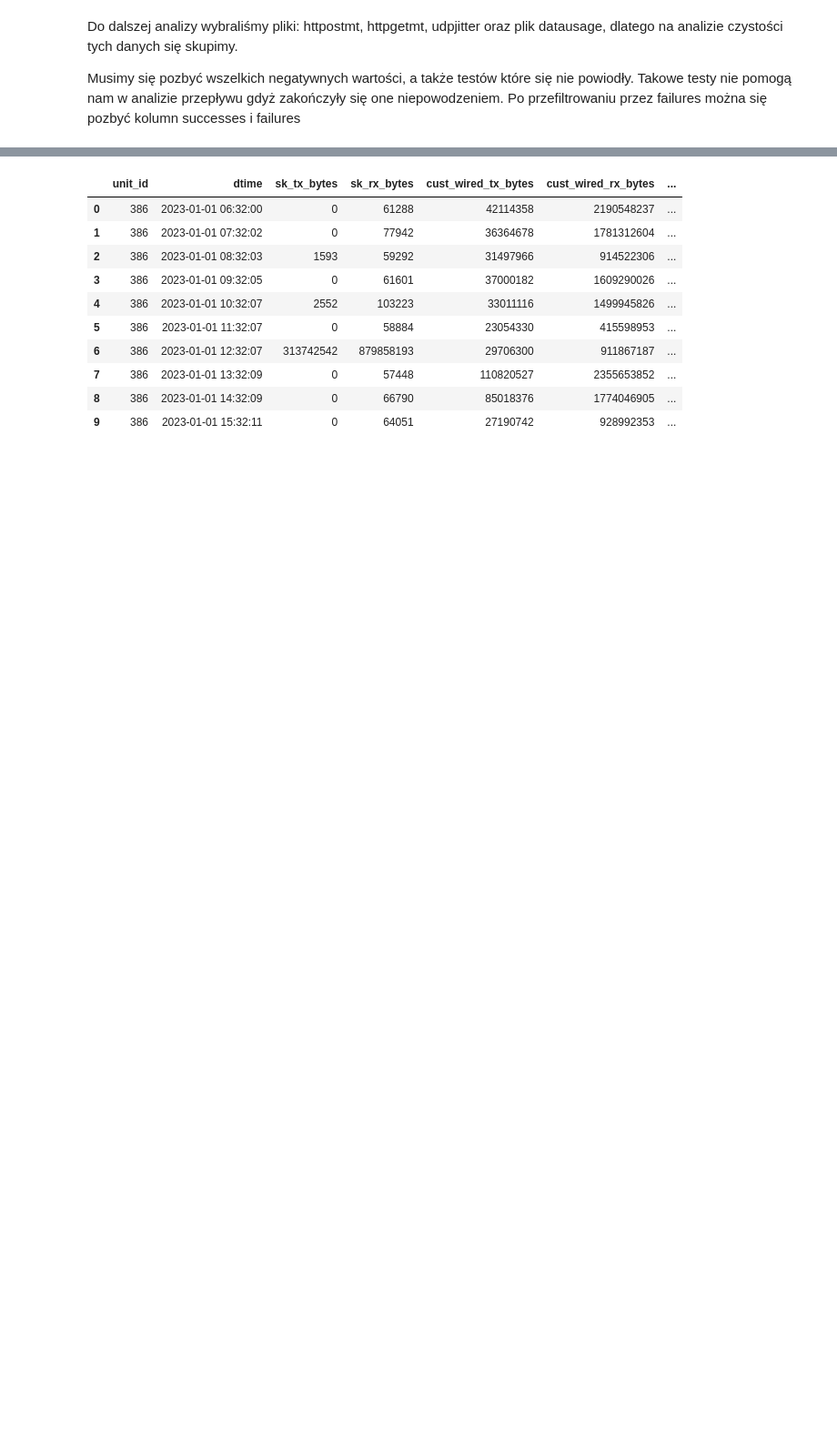
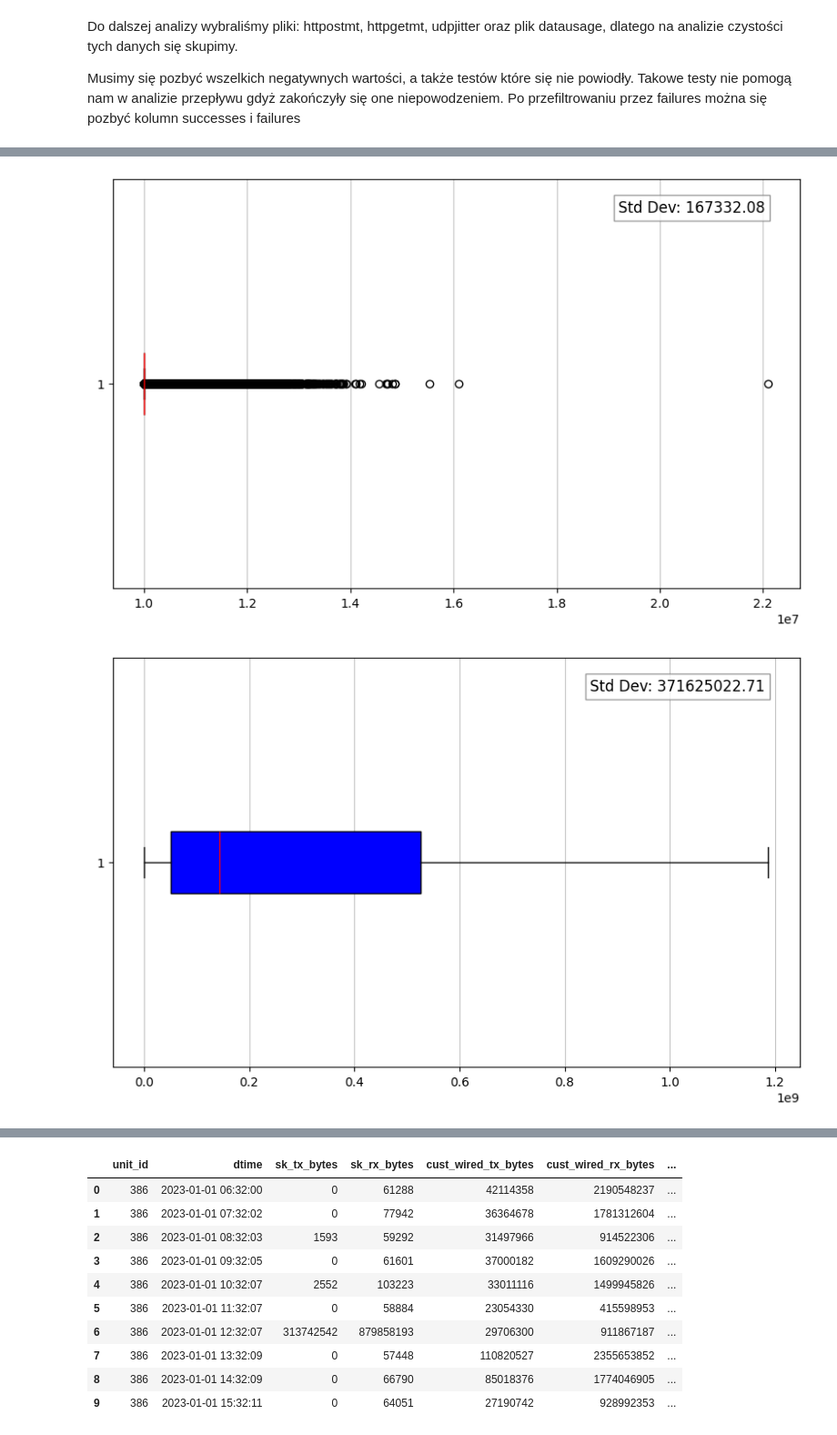
Before and after one commit to Arut3nCodes/PAMSI-part-one, a Jupyter notebook: DataCleanlinessStudy.ipynb, the cells around one changed output, grey strips where cells are left out. Shown: that part at 91% size. Saved outputs shown, nothing was run; the diff lists cells and outputs as text; code cells hidden in the pictures; blank space fills up the shorter version.

Commit message:
Added box plots to data cleanliness analysis

```diff
--- a/DataCleanlinessStudy.ipynb
+++ b/DataCleanlinessStudy.ipynb
@@ -378,3 +379,27 @@ cleandf.head(10)
 | 7 | 386 | 2023-01-06 01:51:05 | sp2-vm-newyork-us.samknows.com | 151.139.31.8 | 10014871 | 253602792 | 25322622 | 25322622 | ... |
 | 8 | 386 | 2023-01-06 05:51:01 | sp1-vm-newyork-us.samknows.com | 151.139.31.1 | 10031595 | 251210814 | 25041961 | 25041961 | ... |
 | 9 | 386 | 2023-01-07 01:53:22 | sp1-vm-newyork-us.samknows.com | 151.139.31.1 | 10012891 | 246006060 | 24568934 | 24568934 | ... |
+# %%
+import matplotlib.pyplot as plt
+
+# Select numeric columns
+numeric_columns = ['fetch_time', 'bytes_total', 'bytes_sec', 'bytes_sec_interval',
+                   'warmup_time', 'warmup_bytes', 'sequence', 'threads']
+
+# Plot value distribution for each numeric column
+def value_distribution_visualization(df, numeric_columns_names):
+    for column in numeric_columns_names:
+        plt.figure(figsize=(10, 6))
+        plt.boxplot(df[column].dropna(), vert=False, patch_artist=True,
+                    boxprops=dict(facecolor='blue', color='black'),
+                    medianprops=dict(color='red'))
+        stddev = df[column].std()
+        plt.text(0.95, 0.95, f'Std Dev: {stddev:.2f}', transform=plt.gca().transAxes,
+             fontsize=12, verticalalignment='top', horizontalalignment='right',
+             bbox=dict(facecolor='white', alpha=0.8, edgecolor='gray'))
+        plt.grid(axis='x', alpha=0.75)
+        plt.show()
+value_distribution_visualization(cleandf, numeric_columns)
+# %% [output]
+[figure, added]
+[figure, added]
```
Also changed, not shown: parts of 6 cells of this notebook.
